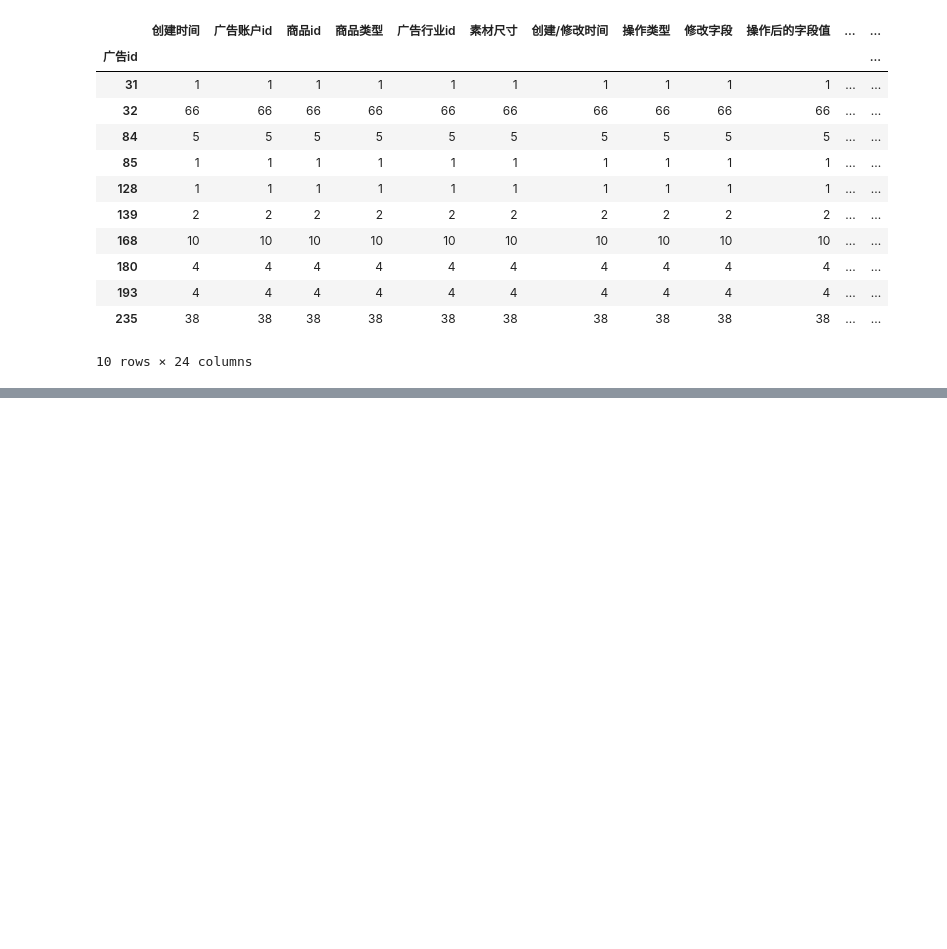
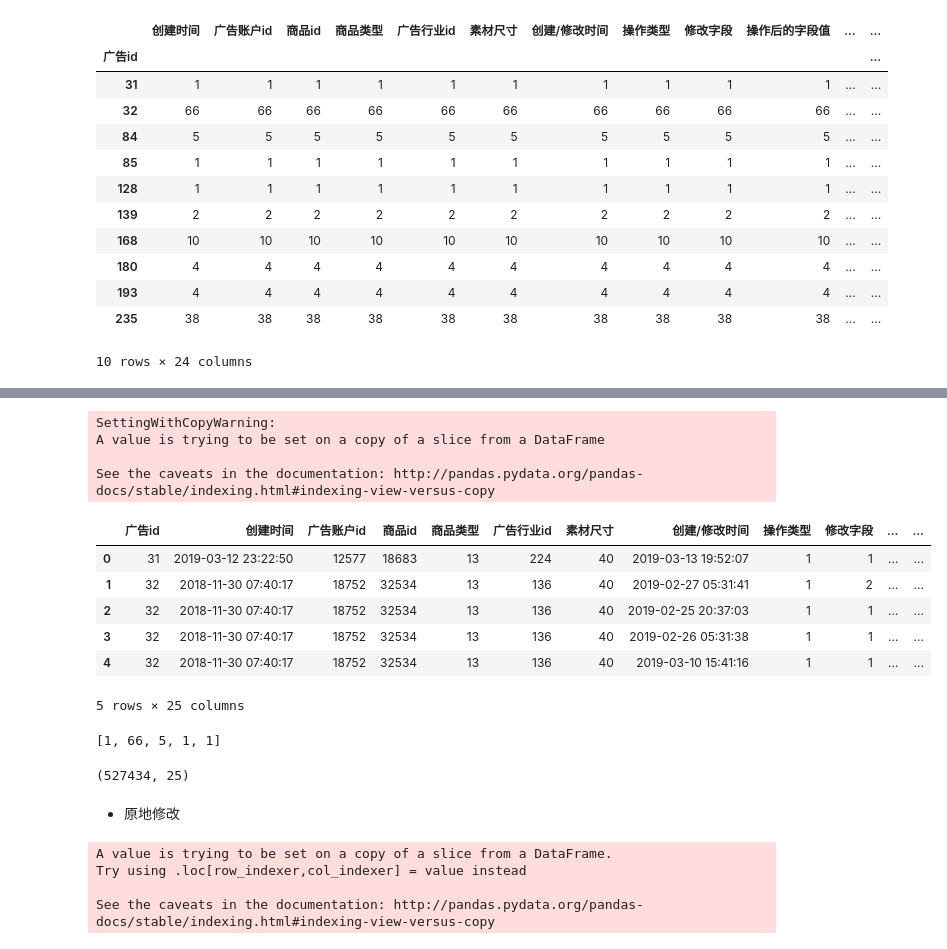
Before and after one commit to AutuanLiu/2019TencentAlgorithm, a Jupyter notebook: nbs/train_ads_features-fix.ipynb, the cells around one changed output, grey strips where cells are left out. Cells and saved outputs as stored; diff of their text form; code cells hidden in the pictures; blank space fills up the shorter version.

```diff
--- a/nbs/train_ads_features.ipynb
+++ b/nbs/train_ads_features-fix.ipynb
@@ -303,0 +331,27 @@ ads.head()
+# %%
+new_ads_fix.sort_values('广告id', inplace=True)
+new_ads_fix.reset_index(drop=True, inplace=True)
+# %% [output]
+SettingWithCopyWarning:
+A value is trying to be set on a copy of a slice from a DataFrame
+
+See the caveats in the documentation: http://pandas.pydata.org/pandas-docs/stable/indexing.html#indexing-view-versus-copy
+# %%
+new_ads_fix.head()
+# %% [output]
+|  | 广告id | 创建时间 | 广告账户id | 商品id | 商品类型 | 广告行业id | 素材尺寸 | 创建/修改时间 | 操作类型 | 修改字段 | ... | ... |
+| 0 | 31 | 2019-03-12 23:22:50 | 12577 | 18683 | 13 | 224 | 40 | 2019-03-13 19:52:07 | 1 | 1 | ... | ... |
+| 1 | 32 | 2018-11-30 07:40:17 | 18752 | 32534 | 13 | 136 | 40 | 2019-02-27 05:31:41 | 1 | 2 | ... | ... |
+| 2 | 32 | 2018-11-30 07:40:17 | 18752 | 32534 | 13 | 136 | 40 | 2019-02-25 20:37:03 | 1 | 1 | ... | ... |
+| 3 | 32 | 2018-11-30 07:40:17 | 18752 | 32534 | 13 | 136 | 40 | 2019-02-26 05:31:38 | 1 | 1 | ... | ... |
+| 4 | 32 | 2018-11-30 07:40:17 | 18752 | 32534 | 13 | 136 | 40 | 2019-03-10 15:41:16 | 1 | 1 | ... | ... |
+5 rows × 25 columns
+# %%
+v_fix = new_ads_fix.groupby('广告id', sort=True).count()['广告账户id'].to_list()
+v_fix[:5]
+# %% [output]
+[1, 66, 5, 1, 1]
+# %%
+new_ads_fix.shape
+# %% [output]
+(527434, 25)
@@ -303,0 +360,11 @@ ads.head()
+# %% [markdown]
+- 原地修改
+# %%
+for idx in trange(lens):
+    new_ads_fix.iloc[idx, 1] = new_ads_fix.iloc[idx, 7]
+    new_ads_fix.loc[idx, ops_field[new_ads_fix.iloc[idx, 9]]] = new_ads_fix.iloc[idx, 10]
+# %% [output]
+A value is trying to be set on a copy of a slice from a DataFrame.
+Try using .loc[row_indexer,col_indexer] = value instead
+
+See the caveats in the documentation: http://pandas.pydata.org/pandas-docs/stable/indexing.html#indexing-view-versus-copy
```
Also changed, not shown: parts of 40 cells of this notebook, 10 other files.
